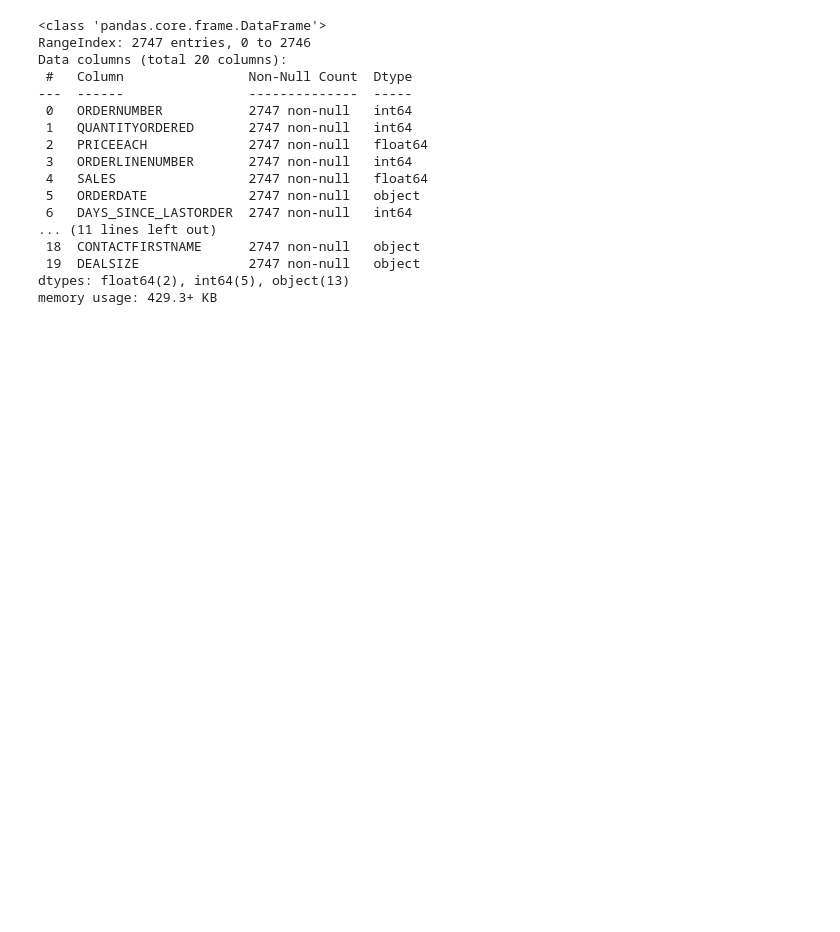
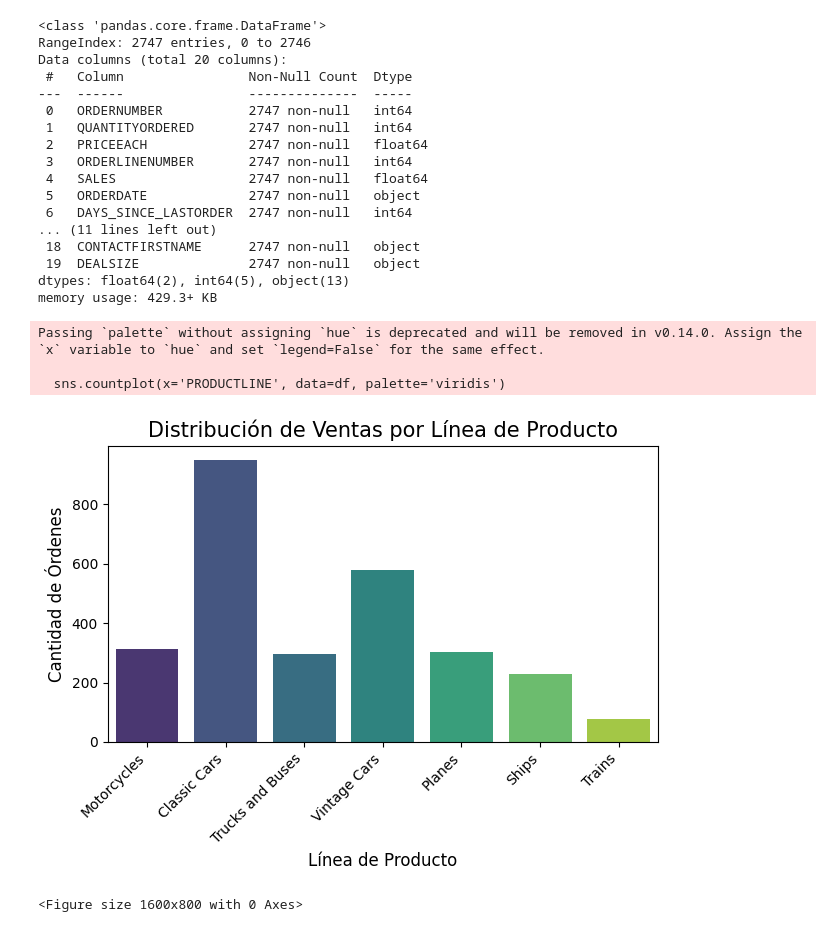
Before and after one commit to ameschini2206/Primera-Entrega-DSII---Alejandro-Meschini, a Jupyter notebook: Primera Entrega.ipynb, the cells around one changed output. Drawn from its saved outputs; the diff is of its cells as text; code cells hidden in the pictures; blank space fills up the shorter version.

```diff
--- a/Primera Entrega.ipynb
+++ b/Primera Entrega.ipynb
@@ -36,3 +36,18 @@ Data columns (total 20 columns):
  19  DEALSIZE              2747 non-null   object
 dtypes: float64(2), int64(5), object(13)
 memory usage: 429.3+ KB
+# %%
+sns.countplot(x='PRODUCTLINE', data=df, palette='viridis')
+plt.title('Distribución de Ventas por Línea de Producto', fontsize=15)
+plt.xlabel('Línea de Producto', fontsize=12)
+plt.ylabel('Cantidad de Órdenes', fontsize=12)
+plt.xticks(rotation=45, ha='right')
+plt.tight_layout()
+plt.figure(figsize=(16, 8))
+plt.show()
+# %% [output]
+Passing `palette` without assigning `hue` is deprecated and will be removed in v0.14.0. Assign the `x` variable to `hue` and set `legend=False` for the same effect.
+
+  sns.countplot(x='PRODUCTLINE', data=df, palette='viridis')
+[figure, added]
+<Figure size 1600x800 with 0 Axes>
```
